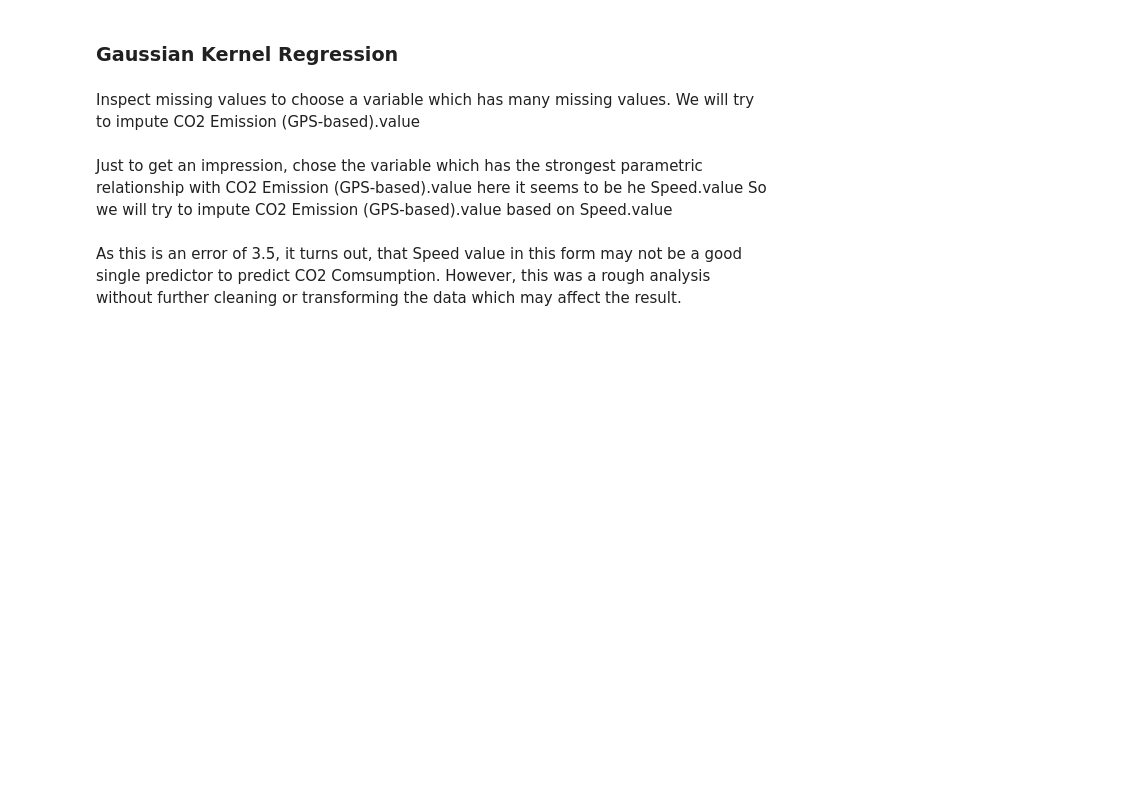
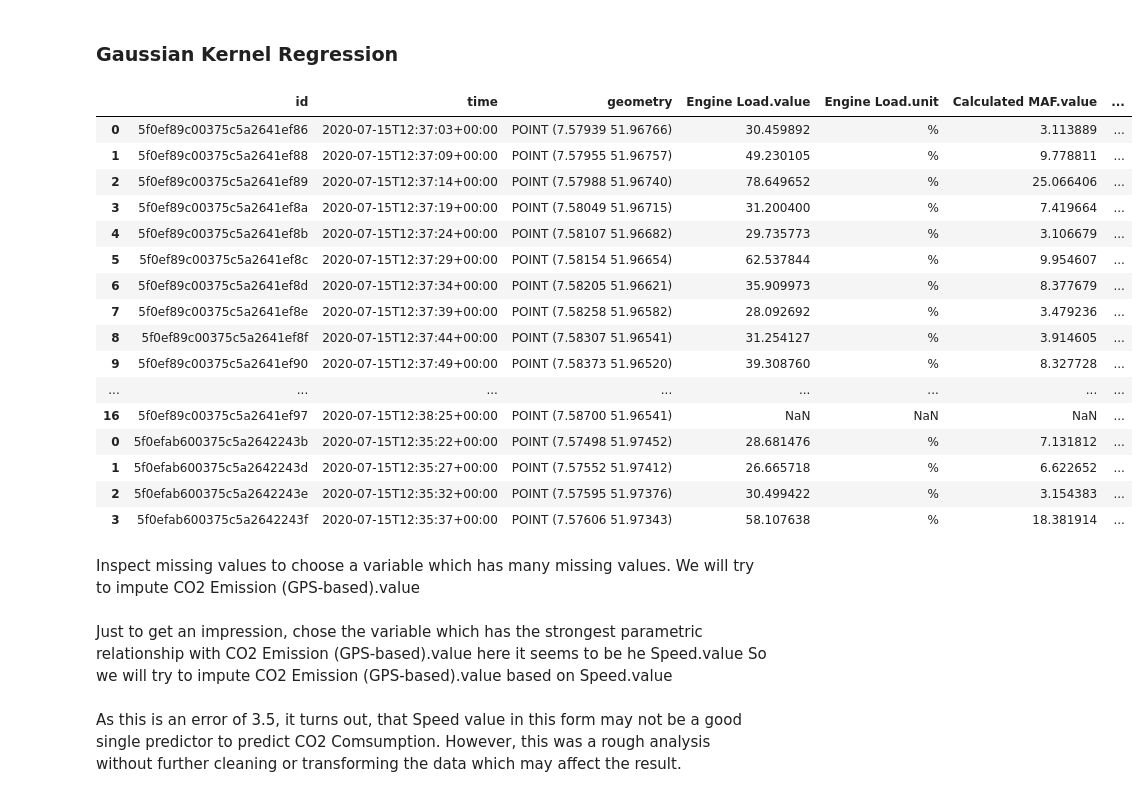
Before and after one commit to imkeines/eda_quality, a Jupyter notebook: examples/EDA_Gaussian_Kernel_Regression.ipynb, the cells around one changed output. Saved outputs shown, nothing was run; the diff lists cells and outputs as text; code cells hidden in the pictures; blank space fills up the shorter version.

```diff
--- a/examples/EDA_Gaussian_Kernel_Regression.ipynb
+++ b/examples/EDA_Gaussian_Kernel_Regression.ipynb
@@ -76,13 +30,31 @@ track_api = TrackAPI(api_client=DownloadClient(config=config))
 # %%
 bbox = BboxSelector([
     7.554130554199218, # min_x
     51.95590322041212, # min_y
     7.590351104736328, # max_x
     51.97874790276371  # max_y
 ])
 
 # issue a query
-track_df = track_api.get_tracks(bbox=bbox, num_results=20)
+track_df = track_api.get_tracks(bbox=bbox, num_results=2)
+# %% [output]
+|  | id | time | geometry | Engine Load.value | Engine Load.unit | Calculated MAF.value | ... |
+| 0 | 5f0ef89c00375c5a2641ef86 | 2020-07-15T12:37:03+00:00 | POINT (7.57939 51.96766) | 30.459892 | % | 3.113889 | ... |
+| 1 | 5f0ef89c00375c5a2641ef88 | 2020-07-15T12:37:09+00:00 | POINT (7.57955 51.96757) | 49.230105 | % | 9.778811 | ... |
+| 2 | 5f0ef89c00375c5a2641ef89 | 2020-07-15T12:37:14+00:00 | POINT (7.57988 51.96740) | 78.649652 | % | 25.066406 | ... |
+| 3 | 5f0ef89c00375c5a2641ef8a | 2020-07-15T12:37:19+00:00 | POINT (7.58049 51.96715) | 31.200400 | % | 7.419664 | ... |
+| 4 | 5f0ef89c00375c5a2641ef8b | 2020-07-15T12:37:24+00:00 | POINT (7.58107 51.96682) | 29.735773 | % | 3.106679 | ... |
+| 5 | 5f0ef89c00375c5a2641ef8c | 2020-07-15T12:37:29+00:00 | POINT (7.58154 51.96654) | 62.537844 | % | 9.954607 | ... |
+| 6 | 5f0ef89c00375c5a2641ef8d | 2020-07-15T12:37:34+00:00 | POINT (7.58205 51.96621) | 35.909973 | % | 8.377679 | ... |
+| 7 | 5f0ef89c00375c5a2641ef8e | 2020-07-15T12:37:39+00:00 | POINT (7.58258 51.96582) | 28.092692 | % | 3.479236 | ... |
+| 8 | 5f0ef89c00375c5a2641ef8f | 2020-07-15T12:37:44+00:00 | POINT (7.58307 51.96541) | 31.254127 | % | 3.914605 | ... |
+| 9 | 5f0ef89c00375c5a2641ef90 | 2020-07-15T12:37:49+00:00 | POINT (7.58373 51.96520) | 39.308760 | % | 8.327728 | ... |
+| ... | ... | ... | ... | ... | ... | ... | ... |
+| 16 | 5f0ef89c00375c5a2641ef97 | 2020-07-15T12:38:25+00:00 | POINT (7.58700 51.96541) | NaN | NaN | NaN | ... |
+| 0 | 5f0efab600375c5a2642243b | 2020-07-15T12:35:22+00:00 | POINT (7.57498 51.97452) | 28.681476 | % | 7.131812 | ... |
+| 1 | 5f0efab600375c5a2642243d | 2020-07-15T12:35:27+00:00 | POINT (7.57552 51.97412) | 26.665718 | % | 6.622652 | ... |
+| 2 | 5f0efab600375c5a2642243e | 2020-07-15T12:35:32+00:00 | POINT (7.57595 51.97376) | 30.499422 | % | 3.154383 | ... |
+| 3 | 5f0efab600375c5a2642243f | 2020-07-15T12:35:37+00:00 | POINT (7.57606 51.97343) | 58.107638 | % | 18.381914 | ... |
 # %%
 correct.drop_dublicates(track_df)
 # %%
```
Also changed, not shown: parts of 1 cell of this notebook, 2 other files.
